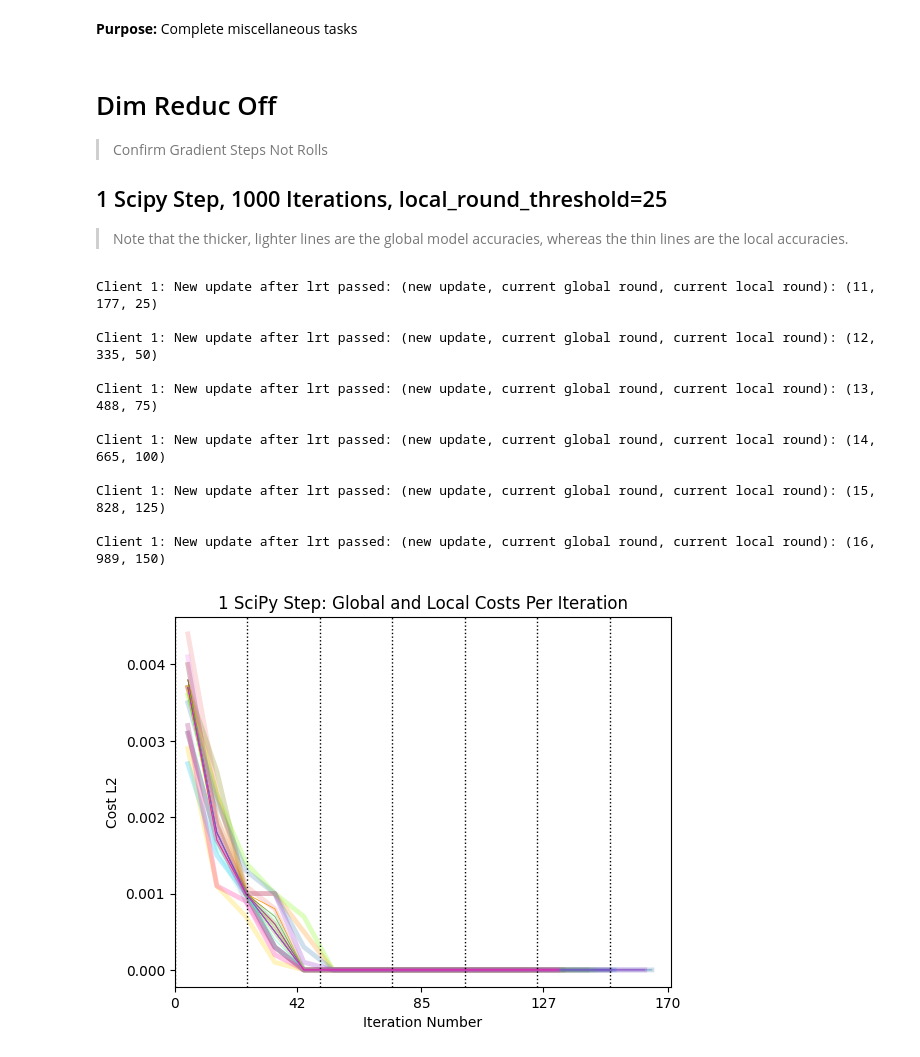
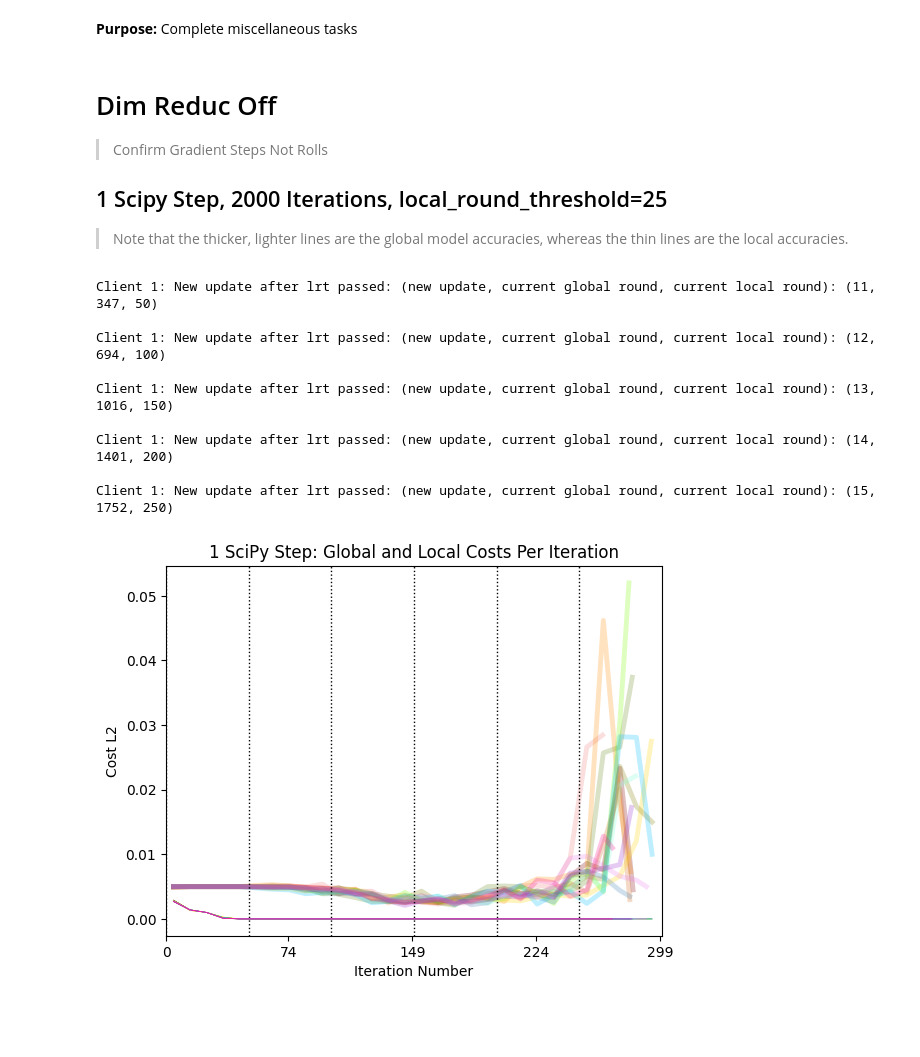
Before and after one commit to kdmalc/personalization-privacy-risk, a Jupyter notebook: 298_Misc_Fun.ipynb, the cells around one changed output. Drawn from its saved outputs; the diff is of its cells as text; code cells hidden in the pictures; blank space fills up the shorter version.

```diff
--- a/298_Misc_Fun.ipynb
+++ b/298_Misc_Fun.ipynb
@@ -41,28 +41,26 @@ D_0_7 = np.random.rand(2,7)
 # %% [markdown]
 # Dim Reduc Off
 > Confirm Gradient Steps Not Rolls
-## 1 Scipy Step, 1000 Iterations, local_round_threshold=25
+## 1 Scipy Step, 2000 Iterations, local_round_threshold=25
 > Note that the thicker, lighter lines are the global model accuracies, whereas the thin lines are the local accuracies.
 # %%
-user_c0_1ScipyStep = [Client(i, D_0_7, 'EtaScipyMinStep', cond0_training_and_labels_lst[i], 'streaming', delay_scaling=0, local_round_threshold=25, verbose=True) for i in range(14)]
+user_c0_1ScipyStep = [Client(i, D_0_7, 'EtaScipyMinStep', cond0_training_and_labels_lst[i], 'streaming', delay_scaling=0, local_round_threshold=50, verbose=True) for i in range(14)]
 global_model_1scipystep = Server(1, D_0_7, 'FedAvg', user_c0_1ScipyStep)
 
-big_loop_iters = 1000
+big_loop_iters = 2000
 for i in range(big_loop_iters):
     global_model_1scipystep.execute_FL_loop()
 
 condensed_external_plotting(user_c0_1ScipyStep, 'local', custom_title='1 SciPy Step: Global and Local Costs Per Iteration')
 condensed_external_plotting(user_c0_1ScipyStep, 'local', plot_gradient=True, local_error=False, global_error=False, plot_this_ID_only=0, dim_reduc_factor=1, custom_title='GRADIENT')
 # %% [output]
-Client 1: New update after lrt passed: (new update, current global round, current local round): (11, 177, 25)
+Client 1: New update after lrt passed: (new update, current global round, current local round): (11, 347, 50)
 
-Client 1: New update after lrt passed: (new update, current global round, current local round): (12, 335, 50)
+Client 1: New update after lrt passed: (new update, current global round, current local round): (12, 694, 100)
 
-Client 1: New update after lrt passed: (new update, current global round, current local round): (13, 488, 75)
+Client 1: New update after lrt passed: (new update, current global round, current local round): (13, 1016, 150)
 
-Client 1: New update after lrt passed: (new update, current global round, current local round): (14, 665, 100)
+Client 1: New update after lrt passed: (new update, current global round, current local round): (14, 1401, 200)
 
-Client 1: New update after lrt passed: (new update, current global round, current local round): (15, 828, 125)
-
-Client 1: New update after lrt passed: (new update, current global round, current local round): (16, 989, 150)
+Client 1: New update after lrt passed: (new update, current global round, current local round): (15, 1752, 250)
-[figure, old version]
+[figure, new version]
```
Also changed, not shown: parts of 8 cells of this notebook, 1 other file.
